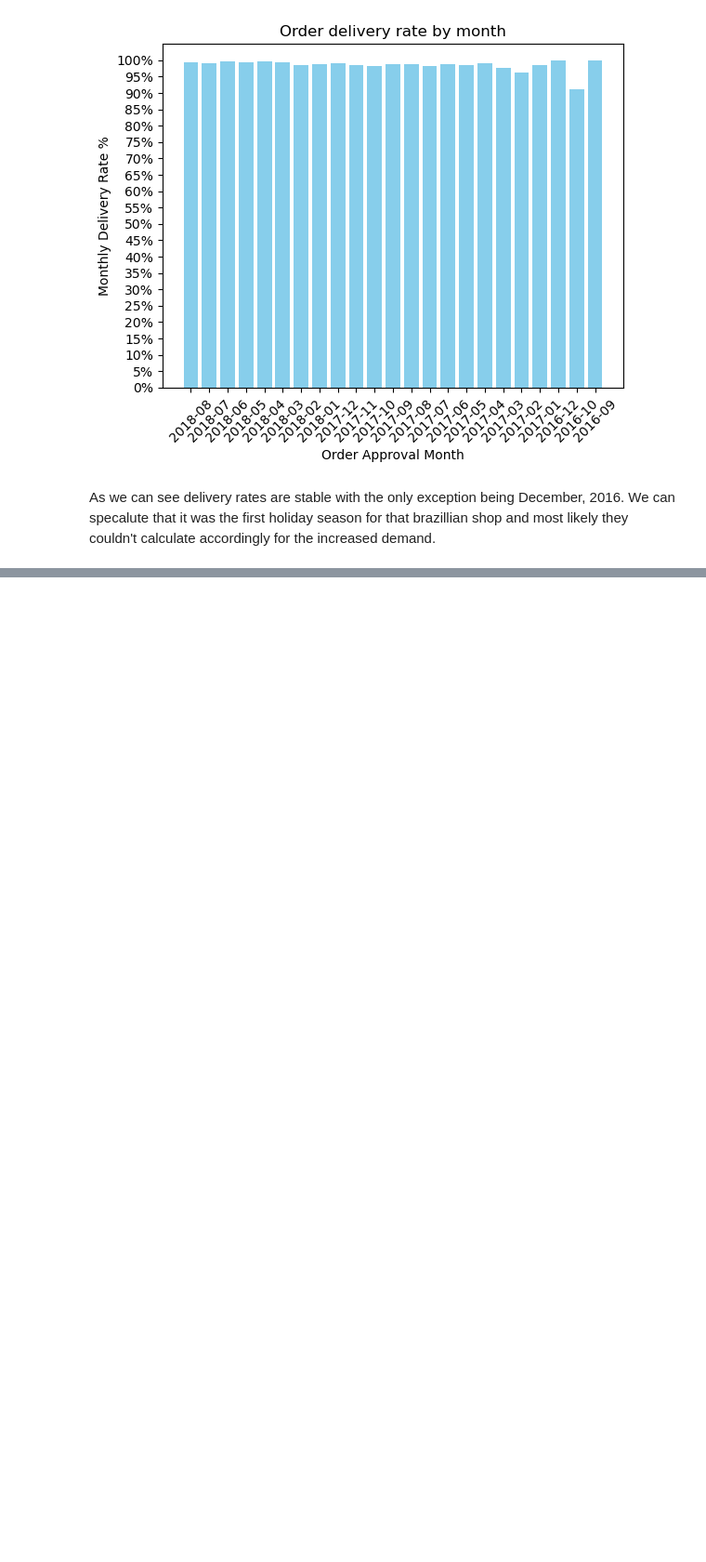
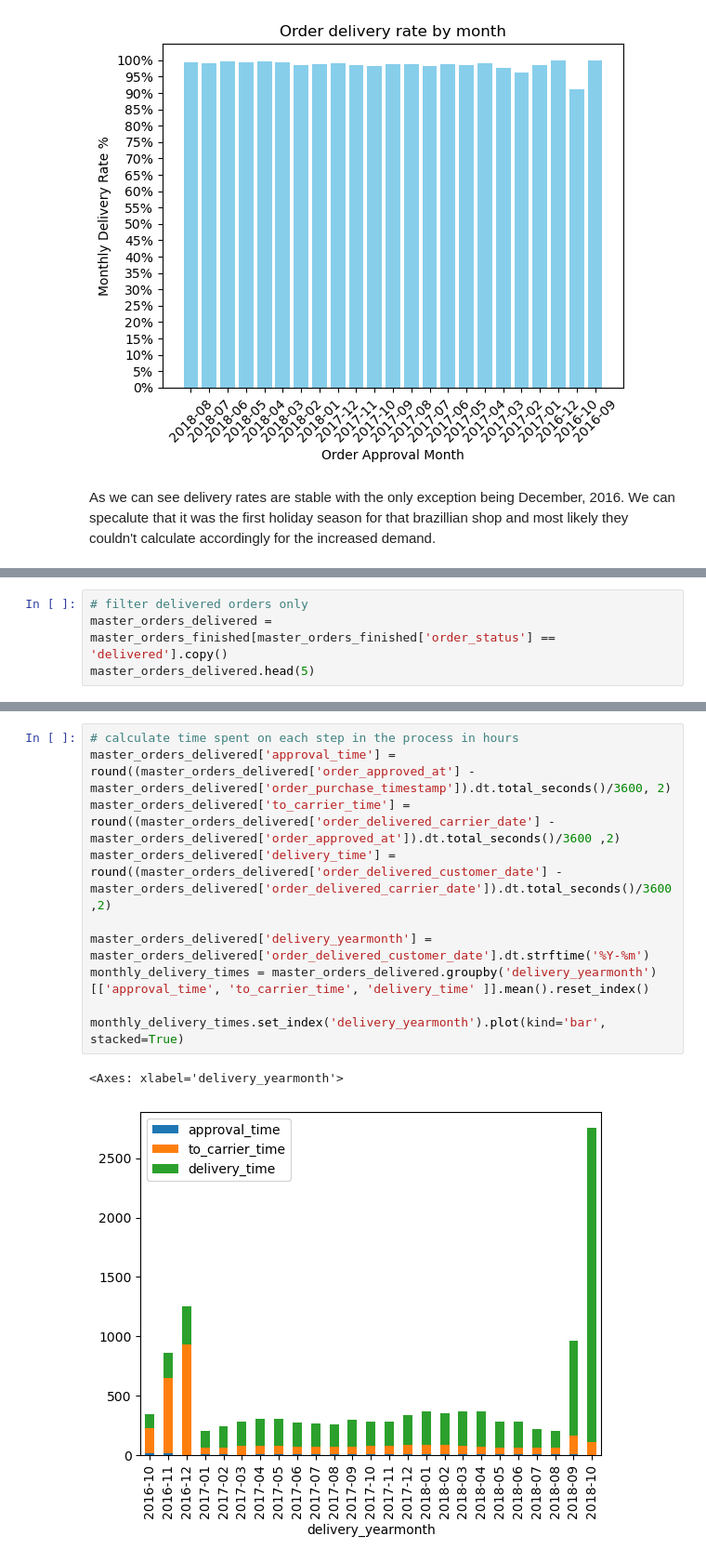
Before and after one commit to Kvitatiani/brazillian-ecommerce-analytics, a Jupyter notebook: ecommerce_playground.ipynb, the cells around one changed output, grey strips where cells are left out. Shown at 93% size. Cells and saved outputs as stored; diff of their text form; blank space fills up the shorter version.

Commit message:
Q2: Delivery time components distributed by months

```diff
--- a/ecommerce_playground.ipynb
+++ b/ecommerce_playground.ipynb
@@ -203,0 +206,4 @@ As we can see delivery rates are stable with the only exception being December,
+# %%
+# filter delivered orders only
+master_orders_delivered = master_orders_finished[master_orders_finished['order_status'] == 'delivered'].copy()
+master_orders_delivered.head(5)
@@ -203,0 +218,13 @@ As we can see delivery rates are stable with the only exception being December,
+# %%
+# calculate time spent on each step in the process in hours
+master_orders_delivered['approval_time'] = round((master_orders_delivered['order_approved_at'] - master_orders_delivered['order_purchase_timestamp']).dt.total_seconds()/3600, 2)
+master_orders_delivered['to_carrier_time'] = round((master_orders_delivered['order_delivered_carrier_date'] - master_orders_delivered['order_approved_at']).dt.total_seconds()/3600 ,2)
+master_orders_delivered['delivery_time'] = round((master_orders_delivered['order_delivered_customer_date'] - master_orders_delivered['order_delivered_carrier_date']).dt.total_seconds()/3600 ,2)
+
+master_orders_delivered['delivery_yearmonth'] = master_orders_delivered['order_delivered_customer_date'].dt.strftime('%Y-%m')
+monthly_delivery_times = master_orders_delivered.groupby('delivery_yearmonth')[['approval_time', 'to_carrier_time', 'delivery_time' ]].mean().reset_index()
+
+monthly_delivery_times.set_index('delivery_yearmonth').plot(kind='bar', stacked=True)
+# %% [output]
+<Axes: xlabel='delivery_yearmonth'>
+[figure, added]
```
Also changed, not shown: parts of 4 cells of this notebook.
